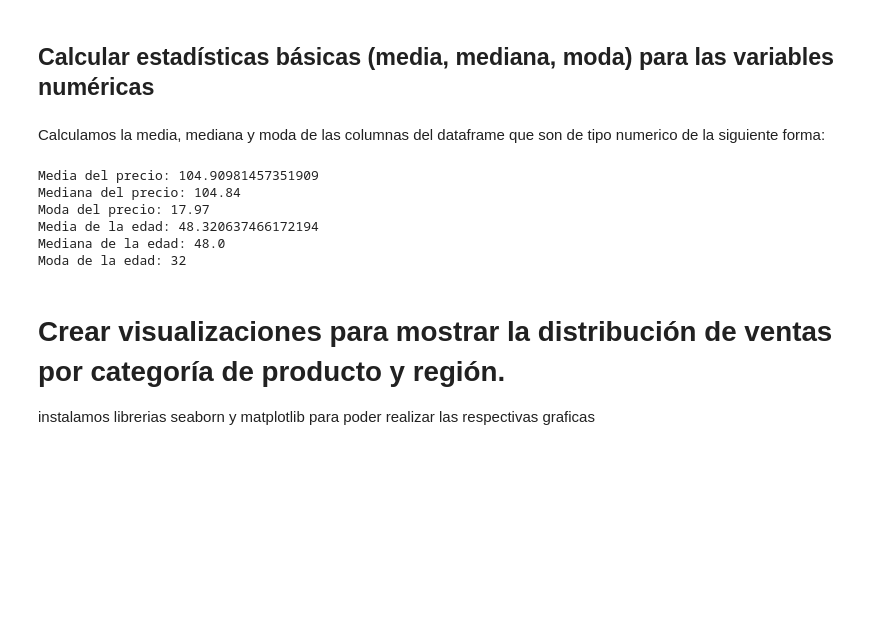
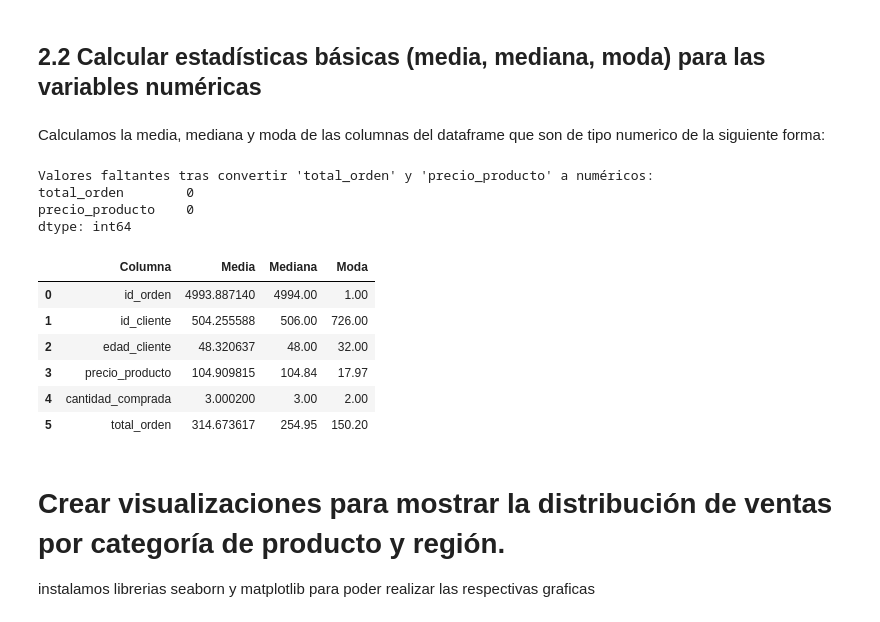
Before and after one commit to LuisBarrera23/SOG2_PRACTICA1_PAREJA13, a Jupyter notebook: src/exploratorio.ipynb, the cells around one changed output. Cells and saved outputs as stored; diff of their text form; code cells hidden in the pictures; blank space fills up the shorter version.

```diff
--- a/src/exploratorio.ipynb
+++ b/src/exploratorio.ipynb
@@ -49,32 +50,57 @@ df.head()
 # %% [markdown]
 
-## Calcular estadísticas básicas (media, mediana, moda) para las variables numéricas
+## 2.2 Calcular estadísticas básicas (media, mediana, moda) para las variables numéricas
 # %% [markdown]
 Calculamos la media, mediana y moda de las columnas del dataframe que son de tipo numerico de la siguiente forma:
-# %%
-# Calcular estadísticas básicas
-media_precio = df['precio_producto'].mean()
-mediana_precio = df['precio_producto'].median()
-moda_precio = df['precio_producto'].mode()[0]
-
-media_edad = df['edad_cliente'].mean()
-mediana_edad = df['edad_cliente'].median()
-moda_edad = df['edad_cliente'].mode()[0]
-
-print(f"Media del precio: {media_precio}")
-print(f"Mediana del precio: {mediana_precio}")
-print(f"Moda del precio: {moda_precio}")
-
-print(f"Media de la edad: {media_edad}")
-print(f"Mediana de la edad: {mediana_edad}")
-print(f"Moda de la edad: {moda_edad}")
-# %% [output]
-Media del precio: 104.90981457351909
-Mediana del precio: 104.84
-Moda del precio: 17.97
-Media de la edad: 48.320637466172194
-Mediana de la edad: 48.0
-Moda de la edad: 32
+# %%
+# Intentar convertir las columnas relevantes a valores numéricos
+df['total_orden'] = pd.to_numeric(df['total_orden'], errors='coerce')
+df['precio_producto'] = pd.to_numeric(df['precio_producto'], errors='coerce')
+
+# Verificar si hay valores faltantes después de la conversión
+print("Valores faltantes tras convertir 'total_orden' y 'precio_producto' a numéricos:")
+print(df[['total_orden', 'precio_producto']].isnull().sum())
+
+# Repetir el proceso para calcular las estadísticas básicas
+columnas_numericas = df.select_dtypes(include=['int64', 'float64']).columns
+
+# Crear un diccionario para almacenar los resultados
+estadisticas = {
+    "Columna": [],
+    "Media": [],
+    "Mediana": [],
+    "Moda": []
+}
+
+# Calcular estadísticas básicas (media, mediana, moda) para todas las columnas numéricas
+for columna in columnas_numericas:
+    media = df[columna].mean()
+    mediana = df[columna].median()
+    moda = df[columna].mode()[0] if not df[columna].mode().empty else 'No tiene moda'
+
+    # Agregar los resultados al diccionario
+    estadisticas["Columna"].append(columna)
+    estadisticas["Media"].append(media)
+    estadisticas["Mediana"].append(mediana)
+    estadisticas["Moda"].append(moda)
+
+# Convertir el diccionario a un DataFrame
+df_estadisticas = pd.DataFrame(estadisticas)
+
+# Mostrar el DataFrame
+df_estadisticas
+# %% [output]
+Valores faltantes tras convertir 'total_orden' y 'precio_producto' a numéricos:
+total_orden        0
+precio_producto    0
+dtype: int64
+|  | Columna | Media | Mediana | Moda |
+| 0 | id_orden | 4993.887140 | 4994.00 | 1.00 |
+| 1 | id_cliente | 504.255588 | 506.00 | 726.00 |
+| 2 | edad_cliente | 48.320637 | 48.00 | 32.00 |
+| 3 | precio_producto | 104.909815 | 104.84 | 17.97 |
+| 4 | cantidad_comprada | 3.000200 | 3.00 | 2.00 |
+| 5 | total_orden | 314.673617 | 254.95 | 150.20 |
 # %% [markdown]
 # Crear visualizaciones para mostrar la distribución de ventas por categoría de producto y región.
 instalamos librerias seaborn y matplotlib para poder realizar las respectivas graficas
```
Also changed, not shown: parts of 2 cells of this notebook, 1 other file.
